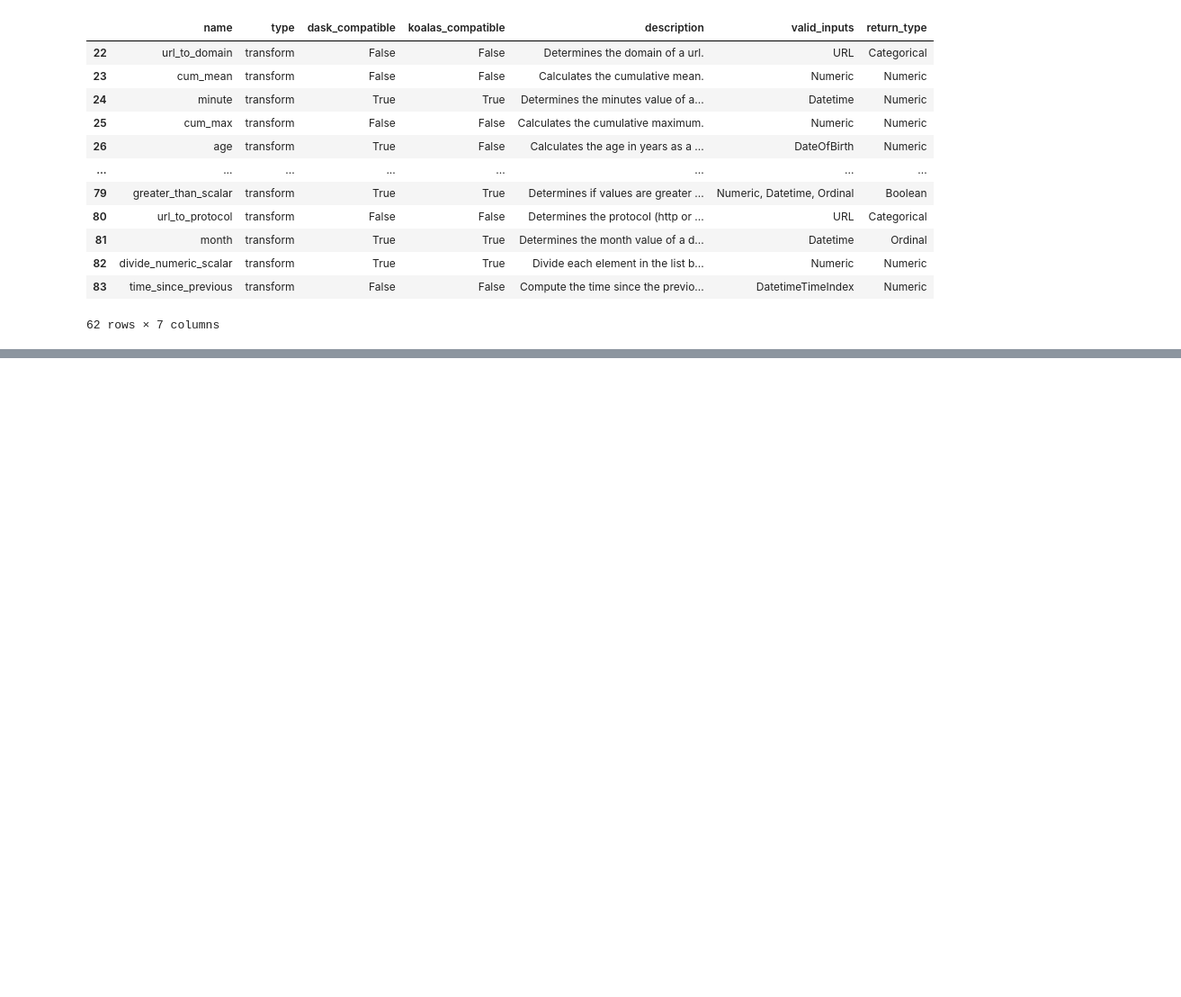
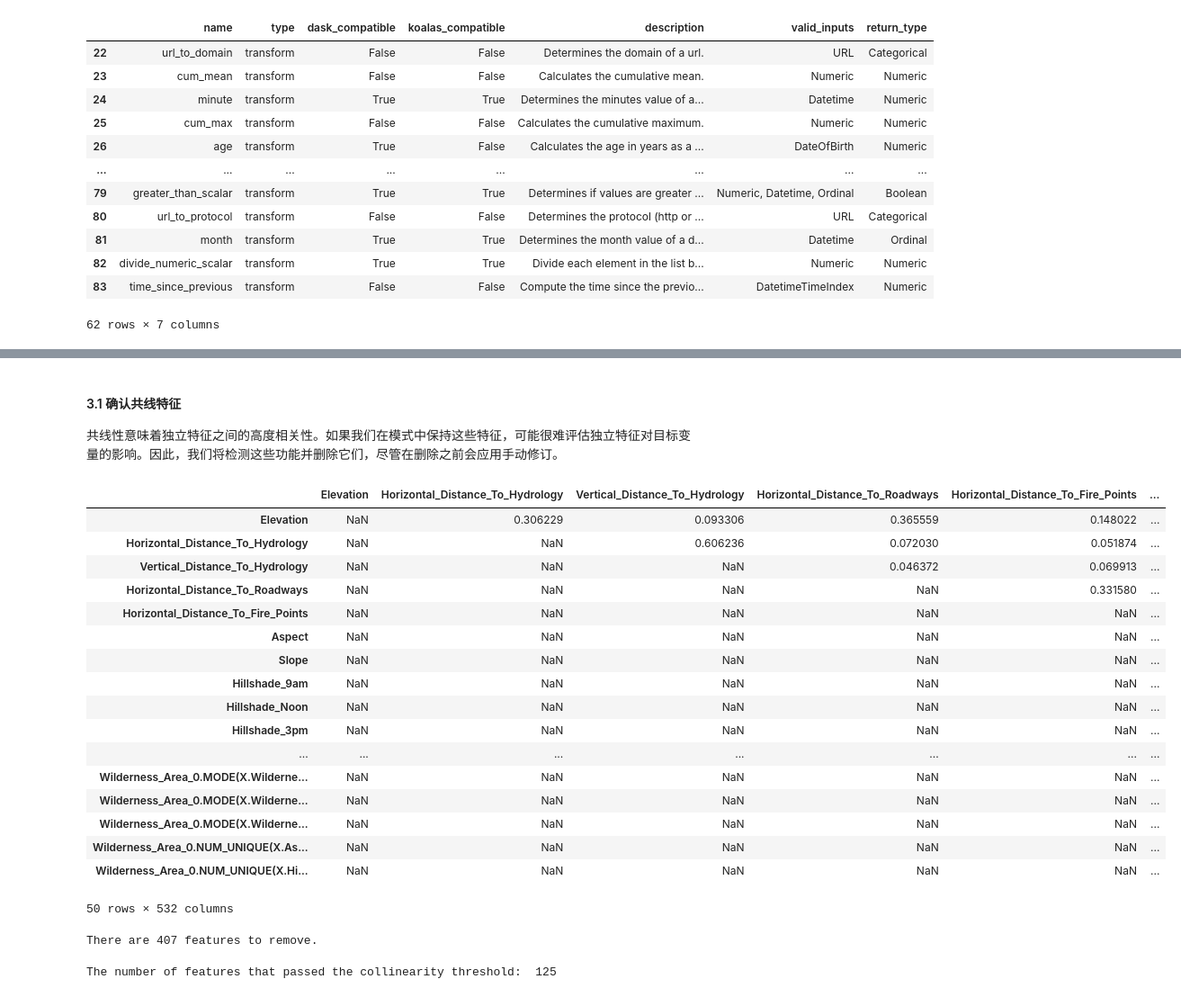
Before and after one commit to ben1234560/AiLearning-Theory-Applying, a Jupyter notebook: 竞赛优胜技巧/Automated feature engineering.ipynb, the cells around one changed output, grey strips where cells are left out. Shown at 90% size. Saved outputs shown, nothing was run; the diff lists cells and outputs as text; code cells hidden in the pictures; blank space fills up the shorter version.

```diff
--- a/竞赛优胜技巧/Automated feature engineering.ipynb
+++ b/竞赛优胜技巧/Automated feature engineering.ipynb
@@ -78,6 +75,7 @@ print(y)
 # %%
 X = pd.DataFrame(X,columns=data.feature_names)
 X = X.reset_index()
+X = X.iloc[:,:20]  # 数据集过大，这里仅用前20列做演示
 X.head(2)
 # %% [output]
 |  | index | Elevation | Aspect | Slope | Horizontal_Distance_To_Hydrology | Vertical_Distance_To_Hydrology | ... |
@@ -257,0 +241,4 @@ primitives[primitives['type'] == 'transform'].head(primitives[primitives['type']
+# %%
+features, feature_names = ft.dfs(entityset = es,
+                                 target_entity = 'X',
+                                 max_depth = 2)
@@ -257,0 +293,44 @@ primitives[primitives['type'] == 'transform'].head(primitives[primitives['type']
+# %% [markdown]
+#### 3.1 确认共线特征
+
+共线性意味着独立特征之间的高度相关性。如果我们在模式中保持这些特征，可能很难评估独立特征对目标变量的影响。因此，我们将检测这些功能并删除它们，尽管在删除之前会应用手动修订。
+# %%
+# 相关系数超过一定阈值则删除
+threshold = 0.95
+
+# 绝对值相关系数矩阵
+corr_matrix = features.corr().abs()
+upper = corr_matrix.where(np.triu(np.ones(corr_matrix.shape), k=1).astype(np.bool))
+upper.head(50)
+# %% [output]
+|  | Elevation | Horizontal_Distance_To_Hydrology | Vertical_Distance_To_Hydrology | Horizontal_Distance_To_Roadways | Horizontal_Distance_To_Fire_Points | ... |
+| Elevation | NaN | 0.306229 | 0.093306 | 0.365559 | 0.148022 | ... |
+| Horizontal_Distance_To_Hydrology | NaN | NaN | 0.606236 | 0.072030 | 0.051874 | ... |
+| Vertical_Distance_To_Hydrology | NaN | NaN | NaN | 0.046372 | 0.069913 | ... |
+| Horizontal_Distance_To_Roadways | NaN | NaN | NaN | NaN | 0.331580 | ... |
+| Horizontal_Distance_To_Fire_Points | NaN | NaN | NaN | NaN | NaN | ... |
+| Aspect | NaN | NaN | NaN | NaN | NaN | ... |
+| Slope | NaN | NaN | NaN | NaN | NaN | ... |
+| Hillshade_9am | NaN | NaN | NaN | NaN | NaN | ... |
+| Hillshade_Noon | NaN | NaN | NaN | NaN | NaN | ... |
+| Hillshade_3pm | NaN | NaN | NaN | NaN | NaN | ... |
+| ... | ... | ... | ... | ... | ... | ... |
+| Wilderness_Area_0.MODE(X.Wilderne... | NaN | NaN | NaN | NaN | NaN | ... |
+| Wilderness_Area_0.MODE(X.Wilderne... | NaN | NaN | NaN | NaN | NaN | ... |
+| Wilderness_Area_0.MODE(X.Wilderne... | NaN | NaN | NaN | NaN | NaN | ... |
+| Wilderness_Area_0.NUM_UNIQUE(X.As... | NaN | NaN | NaN | NaN | NaN | ... |
+| Wilderness_Area_0.NUM_UNIQUE(X.Hi... | NaN | NaN | NaN | NaN | NaN | ... |
+50 rows × 532 columns
+# %%
+# 选择相关系数低于阈值的特征
+collinear_features = [column for column in upper.columns if any(upper[column] > threshold)]
+
+print('There are %d features to remove.' % (len(collinear_features)))
+# %% [output]
+There are 407 features to remove.
+# %%
+features_filtered = features.drop(columns = collinear_features)
+
+print('The number of features that passed the collinearity threshold: ', features_filtered.shape[1])
+# %% [output]
+The number of features that passed the collinearity threshold:  125
```
Also changed, not shown: parts of 33 cells of this notebook.
